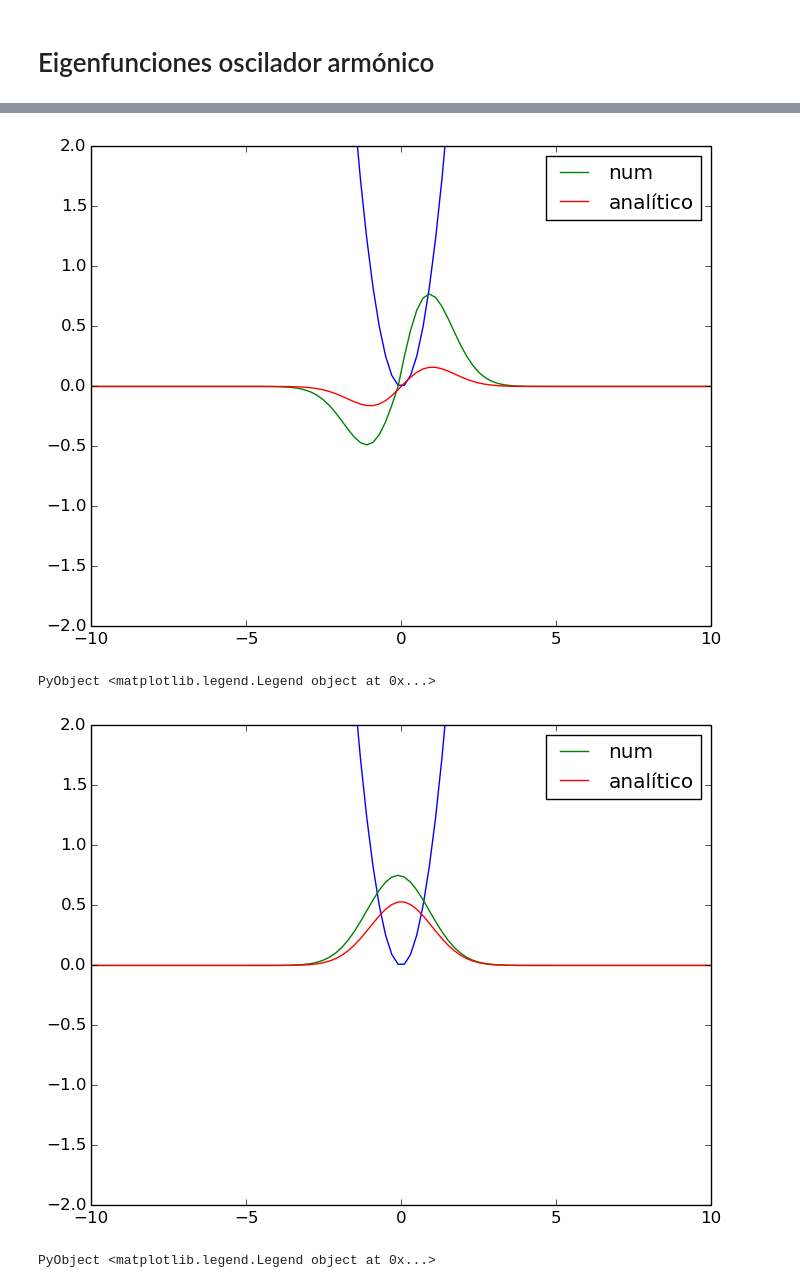
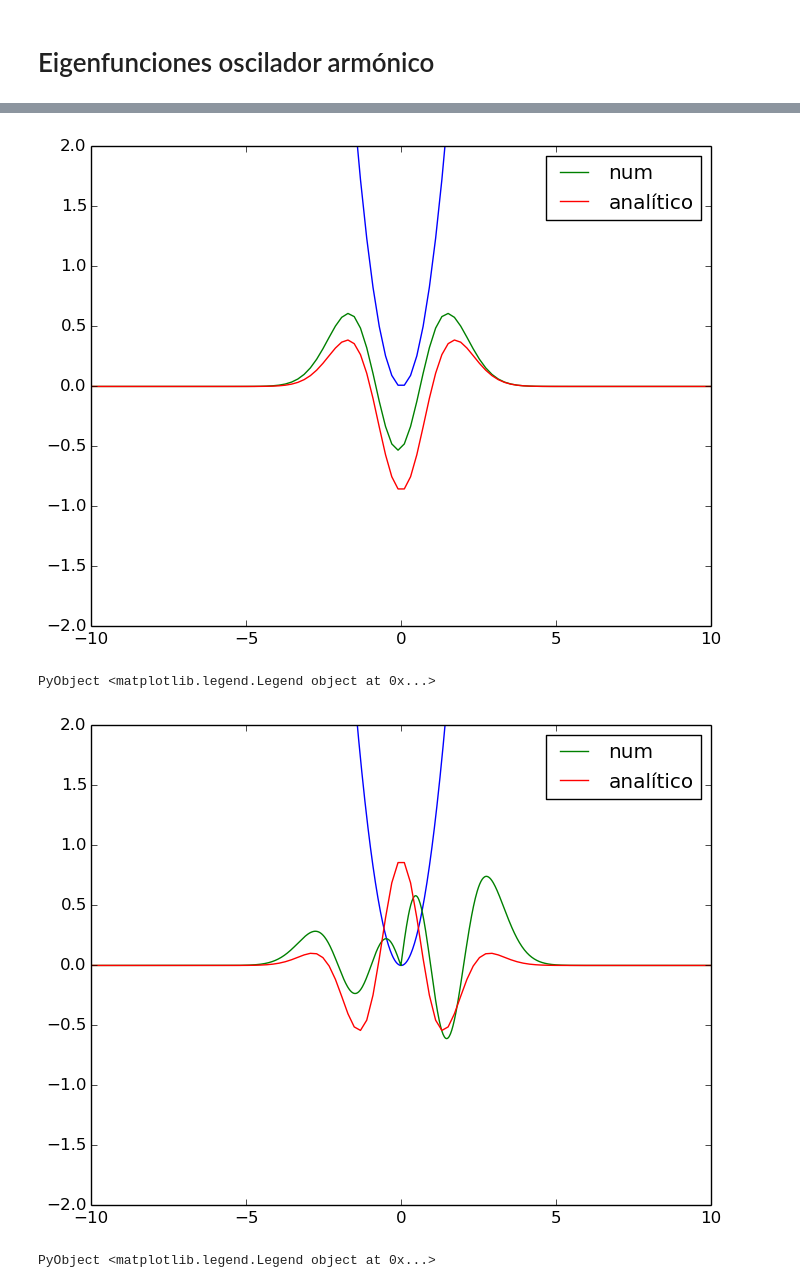
Before and after one commit to davidamaro/finalcompu, a Jupyter notebook: trabajo.ipynb, the cells around one changed output, grey strips where cells are left out. Cells and saved outputs as stored; diff of their text form; code cells hidden in the pictures.

```diff
--- a/trabajo.ipynb
+++ b/trabajo.ipynb
@@ -527,5 +548,9 @@ legend()
 PyObject <matplotlib.legend.Legend object at 0x...>
 # %%
+N=100
+x_i = -10
+x_f = 10
+ψ, E_0 = numerov_empata(N, 4, 6, V_o, x_i, x_f, 0)
 x = linspace(x_i,x_f,N)
 malla_o = map(V_o, x)
 plot(x, malla_o)
@@ -533,27 +558,27 @@ plot(x, ψ,label="num")
 ylim(-2, 2)
 ## analítico
 x = linspace(-10,10)
-y = [fuconda(2,her(2),u) for u in x]
+y = [(1/sqrt(0.015625000000000007))fuconda(3,her(3),u) for u in x]
 plot(x,y,label="analítico")
 legend()
 # %% [output]
-[figure, old version]
+[figure, new version]
 PyObject <matplotlib.legend.Legend object at 0x...>
 # %%
-N=100
+N=1000
 x_i = -10
 x_f = 10
-ψ, E_0 = numerov_empata(N, 0, 2, V_o, x_i, x_f, 0)
+ψ, E_0 = numerov_empata(N, 9, 11, V_o, x_i, x_f, 0)
 x = linspace(x_i,x_f,N)
 malla_o = map(V_o, x)
 plot(x, malla_o)
 plot(x, ψ,label="num")
 ylim(-2, 2)
 ## analítico
 x = linspace(-10,10)
-y = [fuconda(1,her(1),u) for u in x]
+y = [(1/sqrt(0.00170898437499999))*fuconda(5,her(5),u) for u in x]
 plot(x,y,label="analítico")
 legend()
 # %% [output]
-[figure, old version]
+[figure, new version]
 PyObject <matplotlib.legend.Legend object at 0x...>
```
Also changed, not shown: parts of 12 cells of this notebook.
